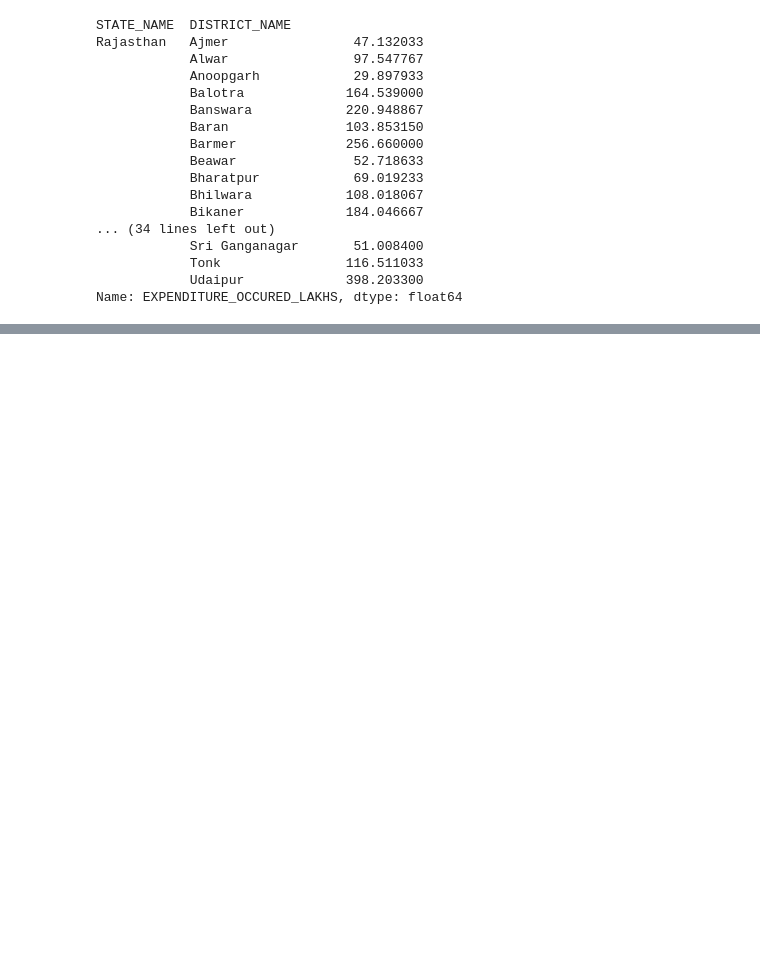
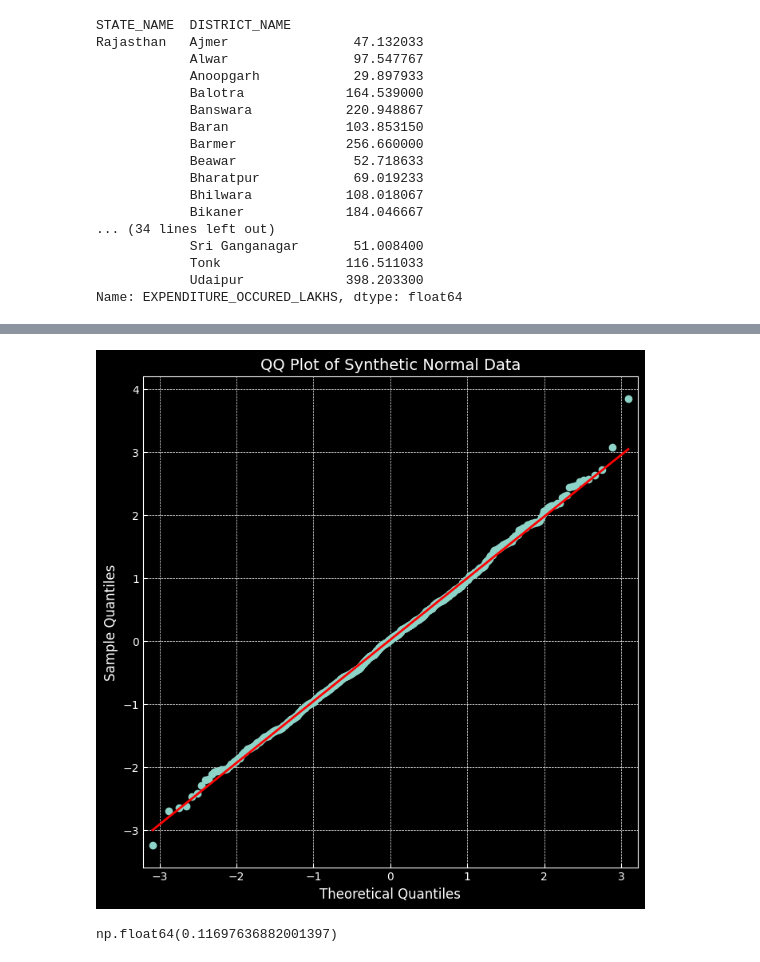
Before and after one commit to gauravgulia26/DataScience_Toolkit, a Jupyter notebook: libraries/pandas/pandas_final.ipynb, the cells around one changed output, grey strips where cells are left out. Saved outputs shown, nothing was run; the diff lists cells and outputs as text; code cells hidden in the pictures; blank space fills up the shorter version.

```diff
--- a/libraries/pandas/pandas_final.ipynb
+++ b/libraries/pandas/pandas_final.ipynb
@@ -219,0 +294,23 @@ Name: EXPENDITURE_OCCURED_LAKHS, dtype: float64
+# %%
+# %pip install statsmodels
+import numpy as np
+import matplotlib.pyplot as plt
+from statsmodels.graphics.gofplots import qqplot
+
+# Generate synthetic data from a normal distribution
+np.random.seed(42)  # For reproducibility
+synthetic_data = np.random.normal(
+    loc=0, scale=1, size=1000
+)  # Mean=0, StdDev=1, 1000 samples
+
+# Create QQ plot
+fig = plt.figure(figsize=(8, 8))
+qqplot(synthetic_data, line="s", ax=plt.gca())
+plt.title("QQ Plot of Synthetic Normal Data", fontsize=14)
+plt.show()
+# %% [output]
+[figure, added]
+# %%
+pd.Series(synthetic_data).skew()
+# %% [output]
+np.float64(0.11697636882001397)
```
Also changed, not shown: parts of 10 cells of this notebook.
